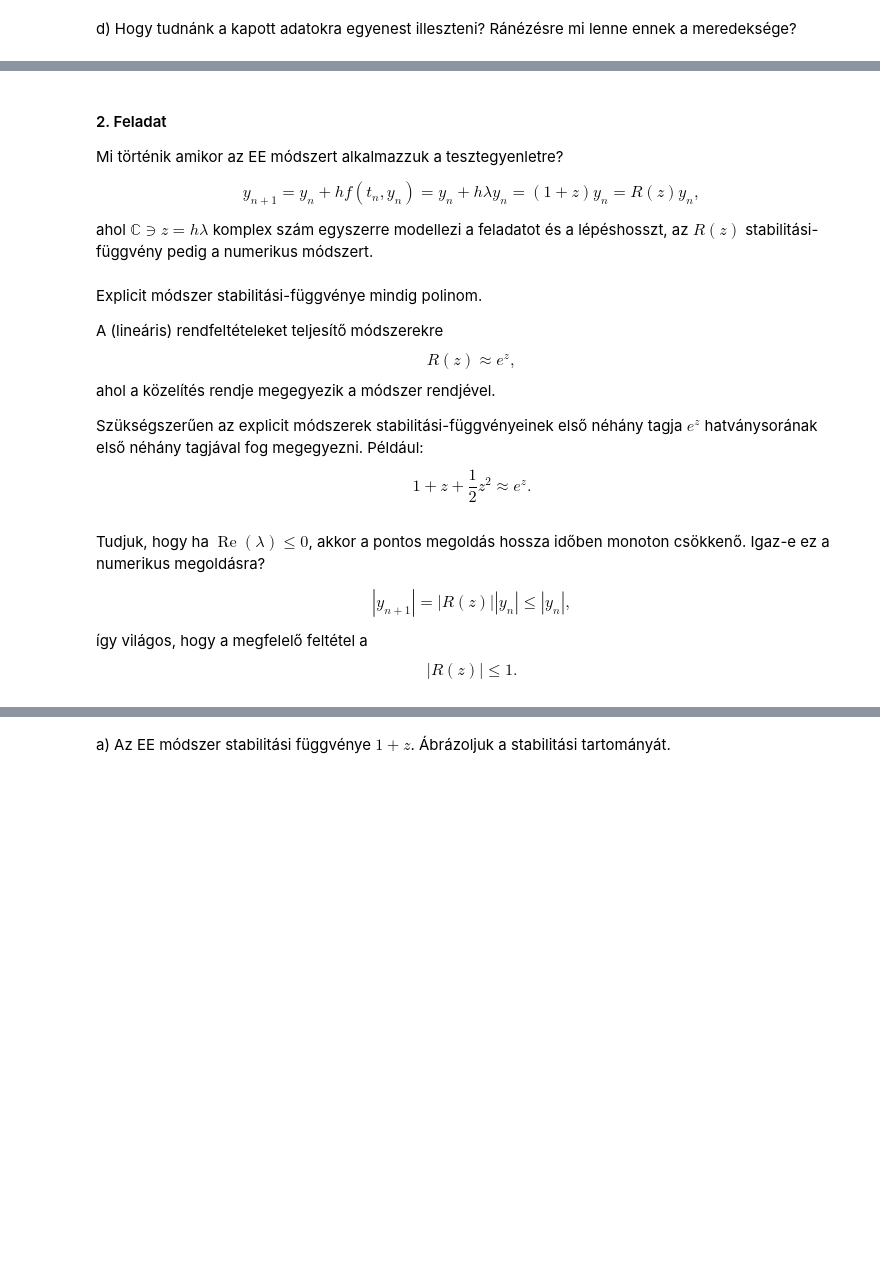
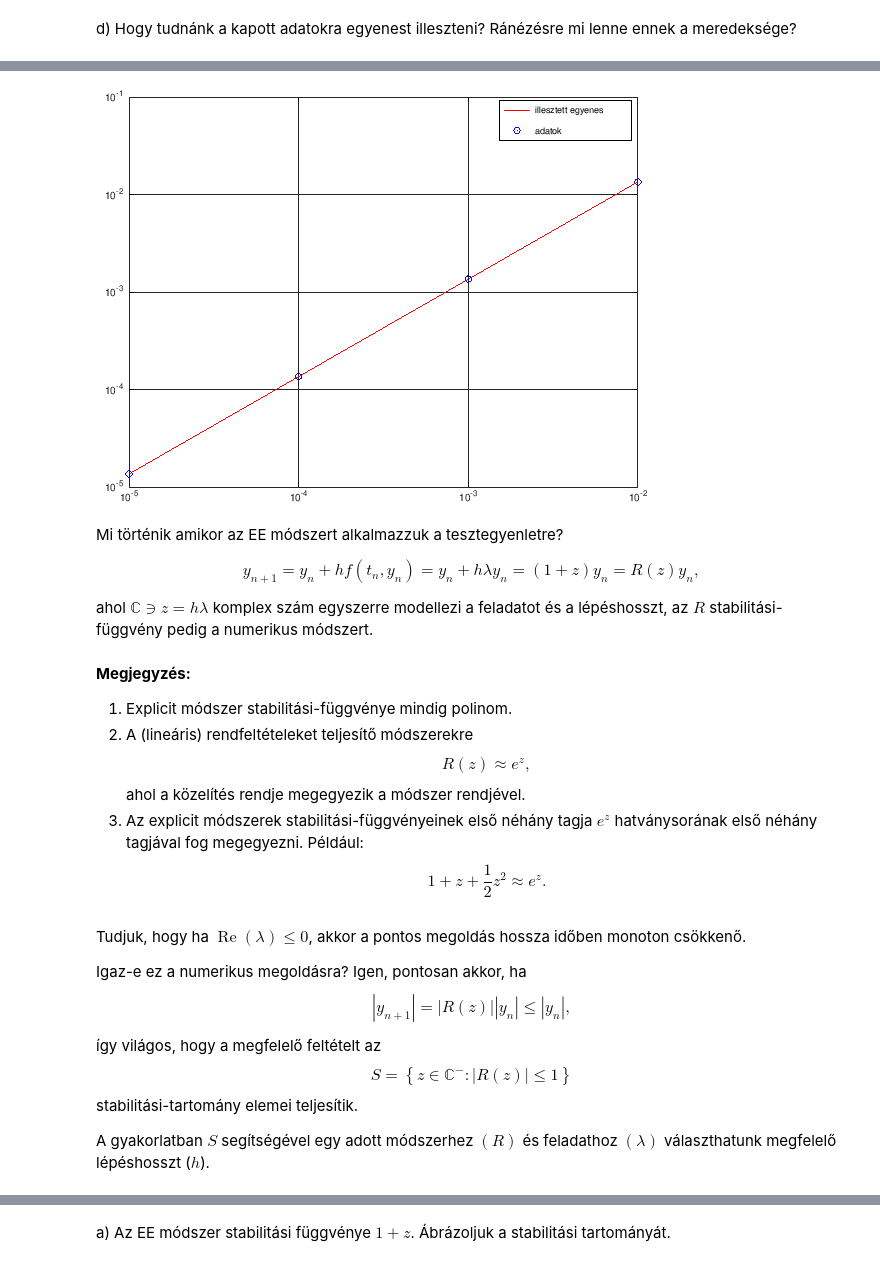
Before and after one commit to absurd-zipper/aaszm2, a Jupyter notebook: 6.feladatsor.ipynb, the cells around one changed output, grey strips where cells are left out. Drawn from its saved outputs; the diff is of its cells as text; code cells hidden in the pictures; blank space fills up the shorter version.

```diff
--- a/6.feladatsor.ipynb
+++ b/6.feladatsor.ipynb
@@ -51,0 +119,3 @@ d) Hogy tudnánk a kapott adatokra egyenest illeszteni? Ránézésre mi lenne en
+# %%
+poly_coeffs = polyfit(log(hs), log(errs), 1)
+exp(polyval(poly_coeffs, log(hs)))
@@ -52,34 +130,44 @@ d) Hogy tudnánk a kapott adatokra egyenest illeszteni? Ránézésre mi lenne en
+# %%
+loglog(hs, exp(polyval(poly_coeffs, log(hs))), 'r-'); hold on;
+loglog(hs, errs, 'bo');
+legend("illesztett egyenes", "adatok")
+xlim([min(hs) max(hs)+eps])
+grid on
+# %% [output]
+[figure, added]
 # %% [markdown]
-#### 2. Feladat
-
 Mi történik amikor az EE módszert alkalmazzuk a tesztegyenletre?
 
 $$
     y_{n+1} = y_n + h f(t_n, y_n) = y_n + h\lambda y_n = (1 + z)y_n = R(z)y_n,
 $$
 
-ahol $\mathbb{C} \ni z = h\lambda$ komplex szám egyszerre modellezi a feladatot és a lépéshosszt, az $R(z)$ stabilitási-függvény pedig a numerikus módszert.
+ahol $\mathbb{C} \ni z = h\lambda$ komplex szám egyszerre modellezi a feladatot és a lépéshosszt, az $R$ stabilitási-függvény pedig a numerikus módszert.
 # %% [markdown]
-Explicit módszer stabilitási-függvénye mindig polinom.
+**Megjegyzés:**
 
-A (lineáris) rendfeltételeket teljesítő módszerekre
+1. Explicit módszer stabilitási-függvénye mindig polinom.
+2. A (lineáris) rendfeltételeket teljesítő módszerekre
 $$
 R(z) \approx e^z,
 $$
 ahol a közelítés rendje megegyezik a módszer rendjével.
-
-Szükségszerűen az explicit módszerek stabilitási-függvényeinek első néhány tagja $e^z$ hatványsorának első néhány tagjával fog megegyezni. Például:
+3. Az explicit módszerek stabilitási-függvényeinek első néhány tagja $e^z$ hatványsorának első néhány tagjával fog megegyezni. Például:
 $$
     1 + z + \frac{1}{2} z^2 \approx e^z.
 $$
 # %% [markdown]
-Tudjuk, hogy ha $\operatorname{Re}(\lambda) \leq 0$, akkor a pontos megoldás hossza időben monoton csökkenő. Igaz-e ez a numerikus megoldásra?
+Tudjuk, hogy ha $\operatorname{Re}(\lambda) \leq 0$, akkor a pontos megoldás hossza időben monoton csökkenő.
 
+Igaz-e ez a numerikus megoldásra? Igen, pontosan akkor, ha
 $$
  | y_{n+1} | = |R(z)| |y_n| \leq |y_n|,
 $$
 
-így világos, hogy a megfelelő feltétel a
+így világos, hogy a megfelelő feltételt az
 $$
- |R(z)| \leq 1.
+ S = \left\{z\in\mathbb{C}^{-}\colon |R(z)| \leq 1\right\}
 $$
+stabilitási-tartomány elemei teljesítik.
+
+A gyakorlatban $S$ segítségével egy adott módszerhez $(R)$ és feladathoz $(\lambda)$ választhatunk megfelelő lépéshosszt ($h$).
```
Also changed, not shown: parts of 16 cells of this notebook.
